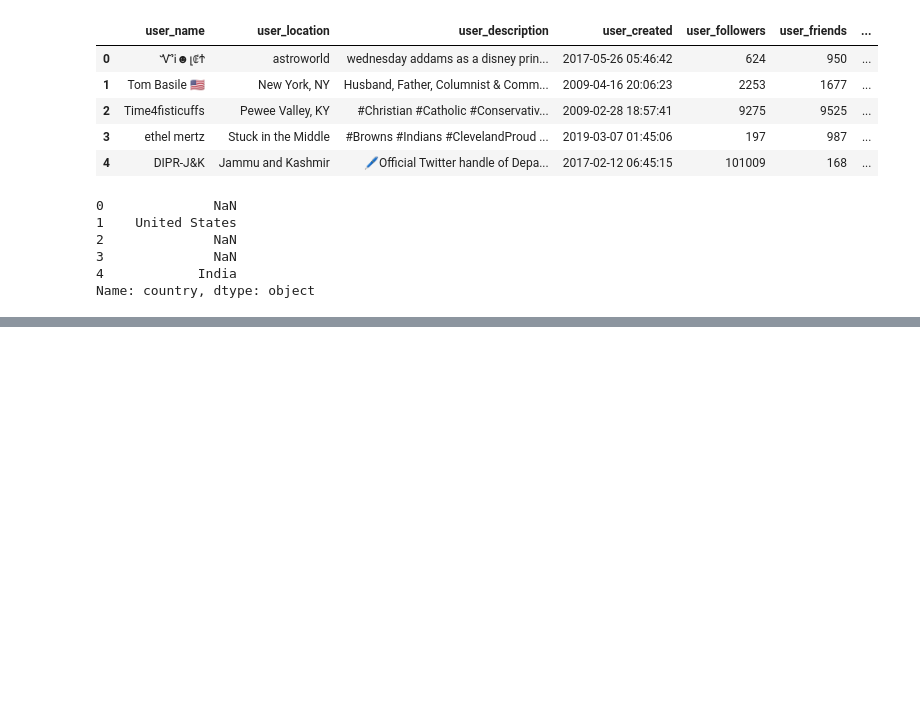
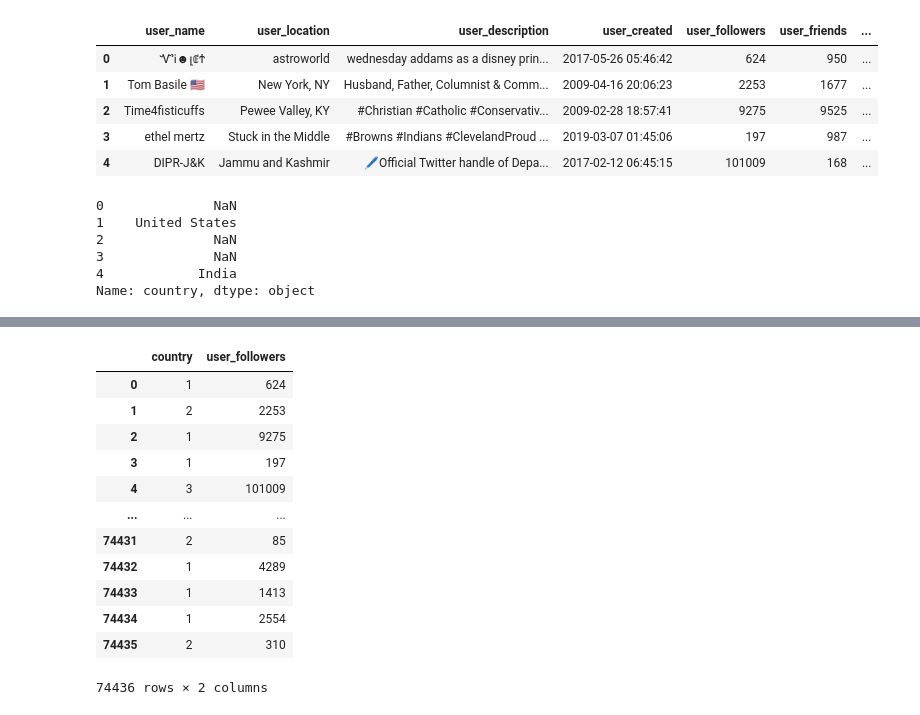
Before and after one commit to plpcollado/Laboratorio_A01664621, a Jupyter notebook: Evidencia_Final.ipynb, the cells around one changed output, grey strips where cells are left out. Saved outputs shown, nothing was run; the diff lists cells and outputs as text; code cells hidden in the pictures; blank space fills up the shorter version.

```diff
--- a/Evidencia_Final.ipynb
+++ b/Evidencia_Final.ipynb
@@ -271,0 +464,21 @@ Name: country, dtype: int64
+# %%
+#Converting countries to numbers in order to plot them in positive integers
+df_country2['country'] = pd.factorize(df_country2['country'])[0] + 1
+
+
+#Display df_country2
+df_country2
+# %% [output]
+|  | country | user_followers |
+| 0 | 1 | 624 |
+| 1 | 2 | 2253 |
+| 2 | 1 | 9275 |
+| 3 | 1 | 197 |
+| 4 | 3 | 101009 |
+| ... | ... | ... |
+| 74431 | 2 | 85 |
+| 74432 | 1 | 4289 |
+| 74433 | 1 | 1413 |
+| 74434 | 1 | 2554 |
+| 74435 | 2 | 310 |
+74436 rows × 2 columns
```
Also changed, not shown: parts of 8 cells of this notebook, 1 other file.
